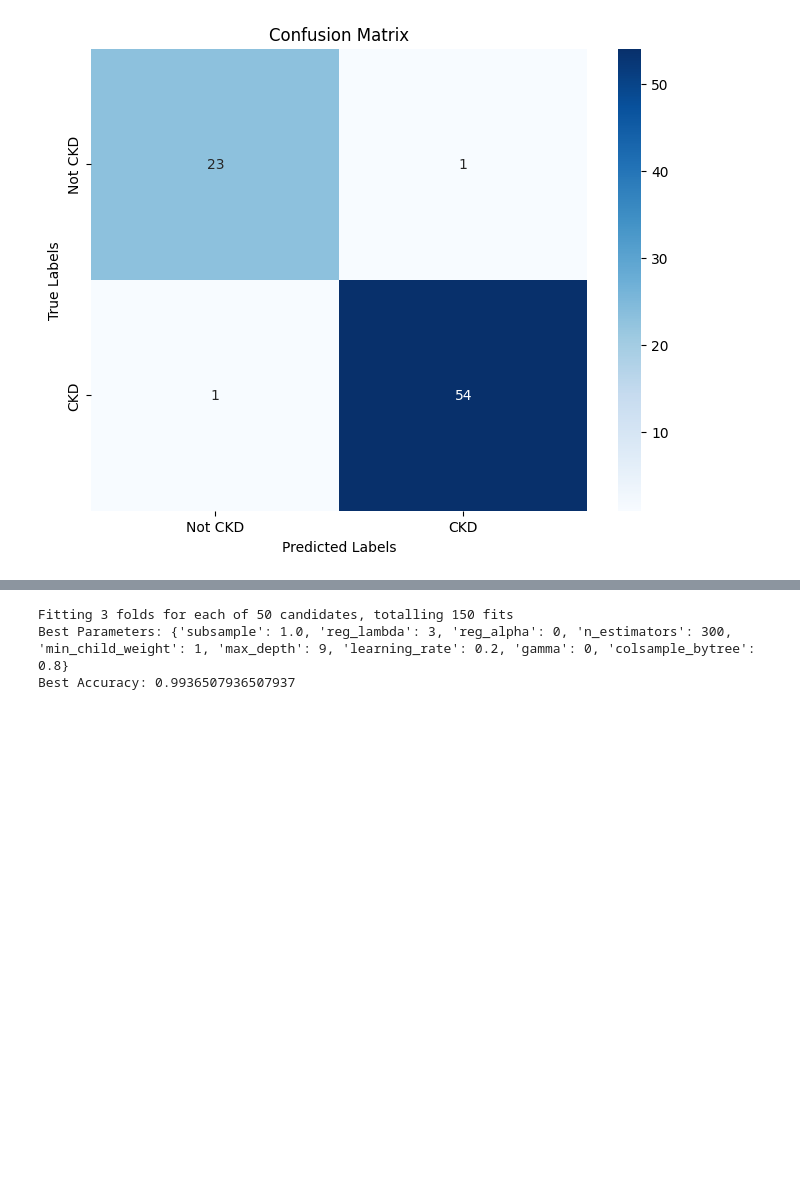
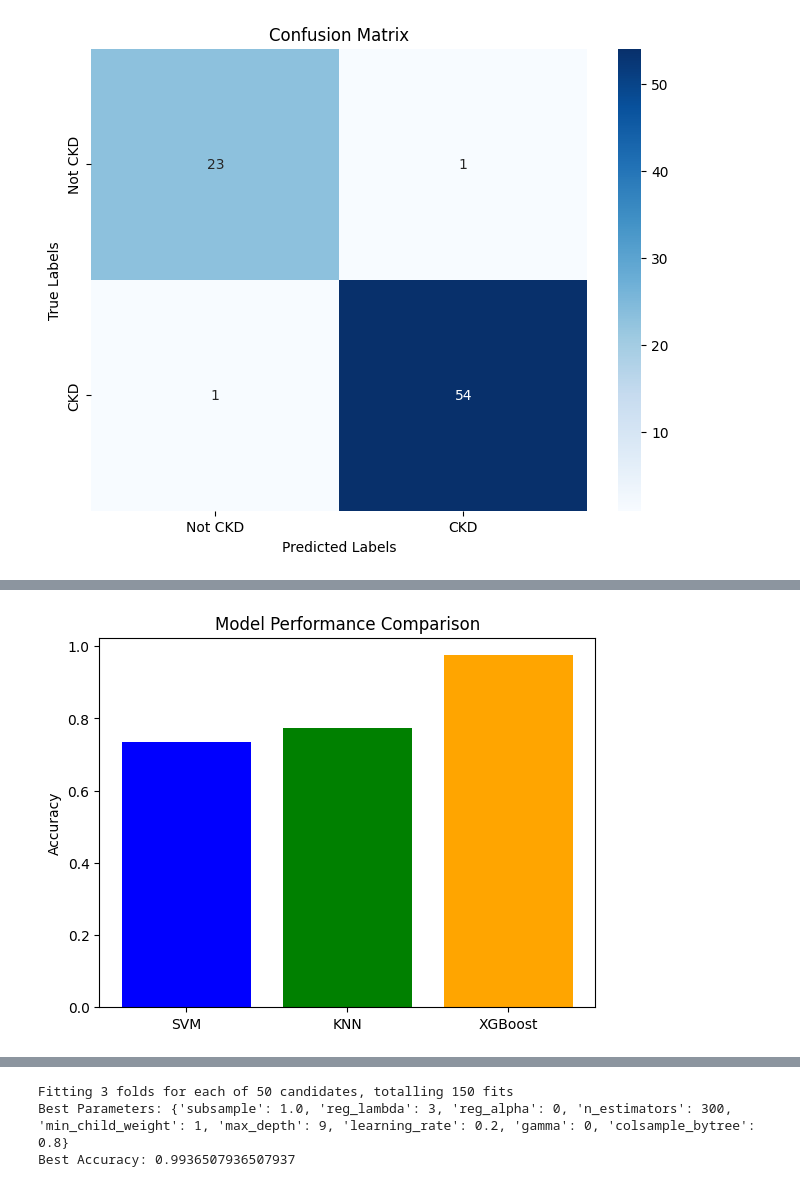
Before and after one commit to NissanJK/ckd_detection, a Jupyter notebook: class.ipynb, the cells around one changed output, grey strips where cells are left out. Cells and saved outputs as stored; diff of their text form; code cells hidden in the pictures; blank space fills up the shorter version.

```diff
--- a/class.ipynb
+++ b/class.ipynb
@@ -266,0 +291,12 @@ plt.show()
+# %%
+model_names = ['SVM', 'KNN', 'XGBoost']
+accuracies = [accuracy_score(SVC_prediction, y_test),
+              knn_accuracy,
+              xgb_accuracy]
+
+plt.bar(model_names, accuracies, color=['blue', 'green', 'orange'])
+plt.ylabel('Accuracy')
+plt.title('Model Performance Comparison')
+plt.show()
+# %% [output]
+[figure, added]
```
Also changed, not shown: parts of 3 cells of this notebook, 1 other file.
